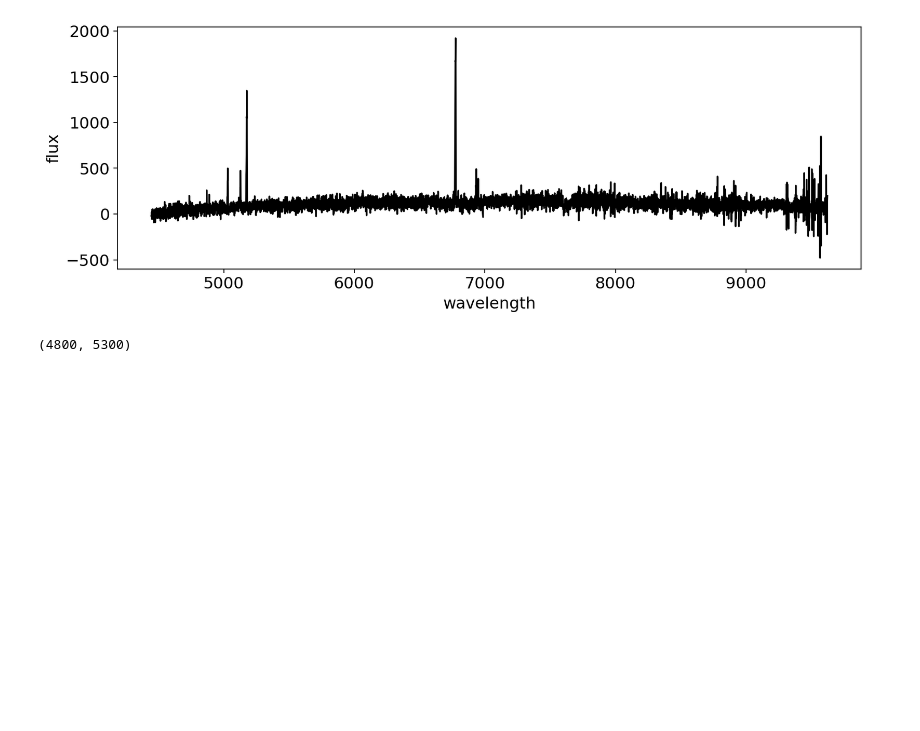
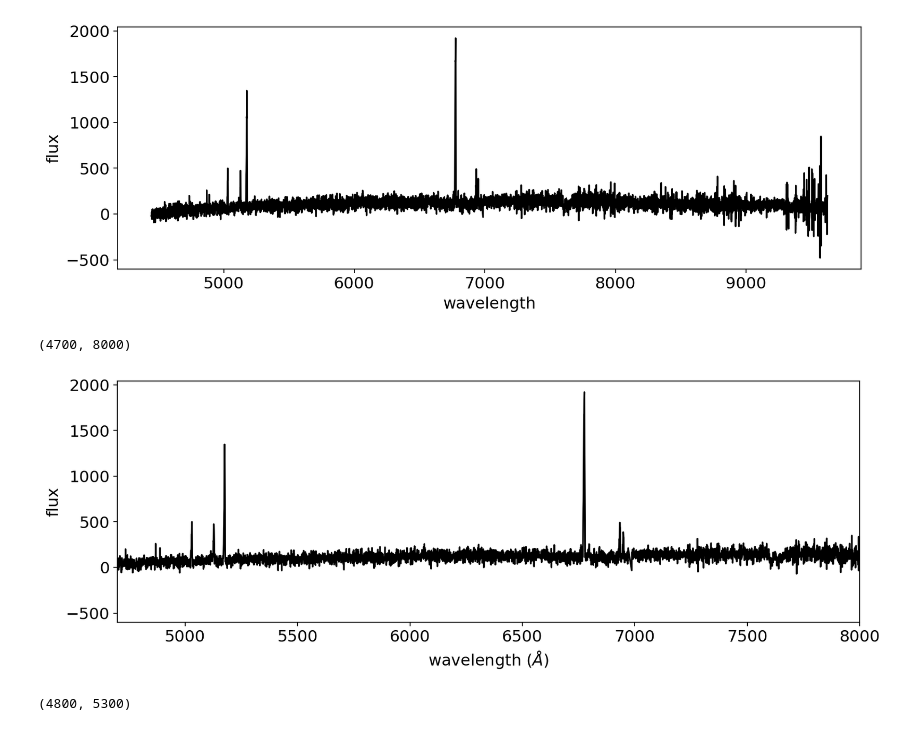
Before and after one commit to kstoreyf/anomalies-GAN-HSC, a Jupyter notebook: notebooks/bluedot.ipynb, the cells around one changed output. Cells and saved outputs as stored; diff of their text form; code cells hidden in the pictures; blank space fills up the shorter version.

```diff
--- a/notebooks/bluedot.ipynb
+++ b/notebooks/bluedot.ipynb
@@ -51,6 +51,15 @@ plt.ylabel('flux')
 # %% [output]
 Text(0, 0.5, 'flux')
 [figure]
+# %%
+plt.figure(figsize=(12,4))
+plt.plot(w, f, color='k')
+plt.xlabel(r'wavelength ($\AA$)')
+plt.ylabel('flux')
+plt.xlim(4700, 8000)
+# %% [output]
+(4700, 8000)
+[figure, added]
 # %%
 plt.figure(figsize=(12,4))
 plt.plot(w, f, color='k')
```
Also changed, not shown: parts of 3 cells of this notebook.
